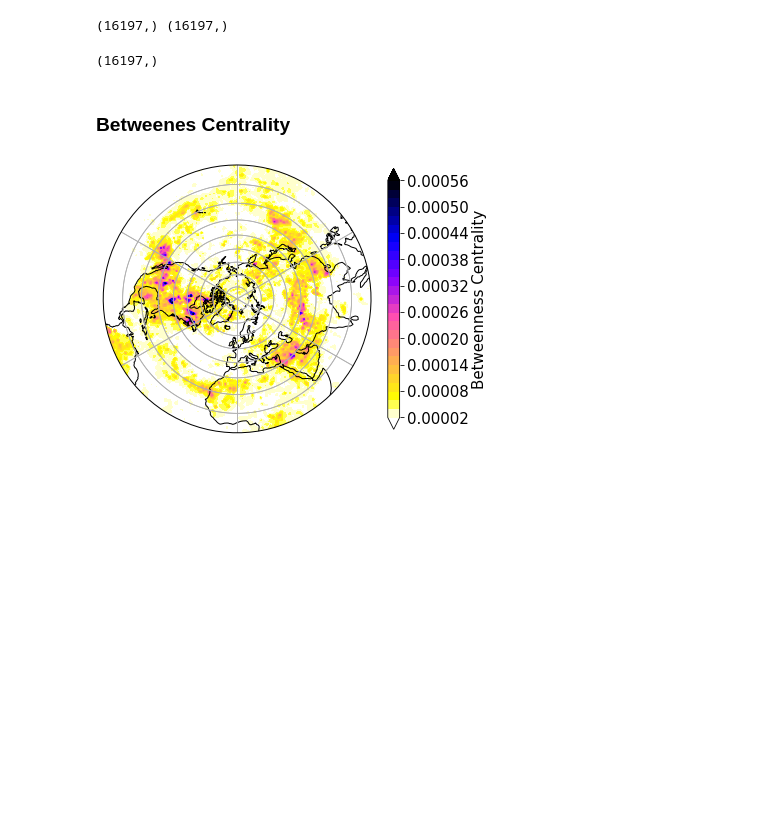
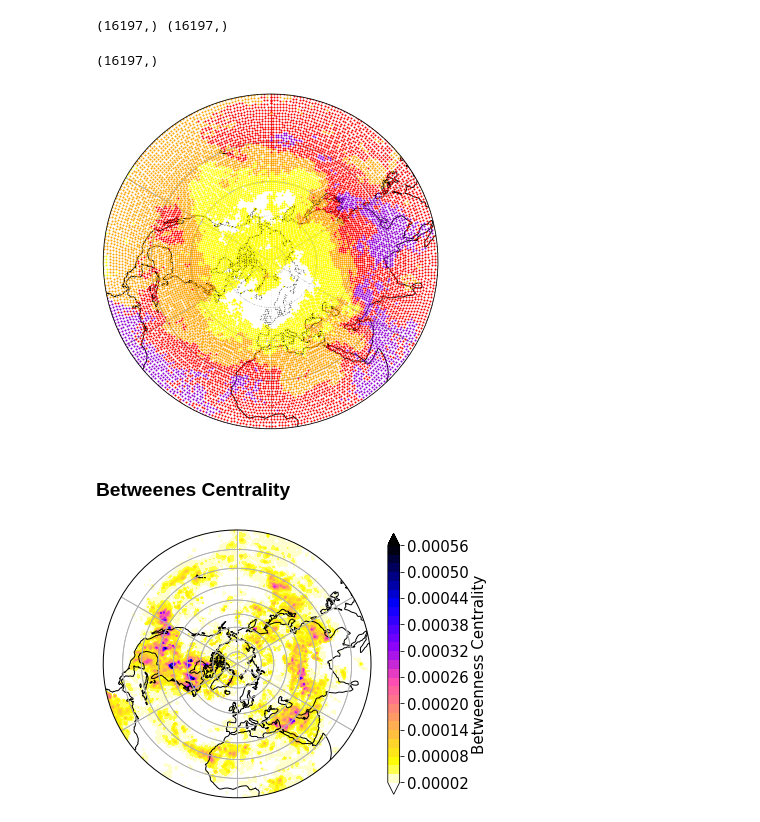
Before and after one commit to OzanSahin92/MtPlus, a Jupyter notebook: notebooks/Complex_Network_Analysis.ipynb, the cells around one changed output. Drawn from its saved outputs; the diff is of its cells as text; code cells hidden in the pictures; blank space fills up the shorter version.

Commit message:
minor work on complex network plotting

```diff
--- a/notebooks/Complex_Network_Analysis.ipynb
+++ b/notebooks/Complex_Network_Analysis.ipynb
@@ -96,0 +115,5 @@ compl_net.shape
+# %%
+lon_lat_list = []
+for i in range(lat.shape[0]):
+    lon_lat_list.append((lon[i], lat[i]))
+lon_lat = np.array(lon_lat_list)
@@ -123,44 +150,57 @@ in_and_out_degree = indegree + outdegree
 in_and_out_degree.shape
 # %% [output]
 (16197,)
+# %%
+max_degree = in_and_out_degree.max()
+# %%
+min_degree = in_and_out_degree.min()
+# %%
+splitter = int((max_degree - min_degree)/5)
 # %%
 #due to the default threshold being too large for this use case, the private _threshold attribute is divided by 100
 #smooths the connection plot
 hacked_proj = ccrs.NorthPolarStereo()
 hacked_proj._threshold /= 100.
-clevs = np.linspace(2000,14000, 25).tolist()#[2000, 4000, 6000, 8000, 10000, 12000, 14000]
 
 f = plt.figure(figsize=(6, 12))
 proj = hacked_proj
 
 # Compute a circle in axes coordinates, which we can use as a boundary
 # for the map. We can pan/zoom as much as we like - the boundary will be
 # permanently circular.
 theta = np.linspace(0, 2*np.pi, 100)
 center, radius = [0.5, 0.5], 0.5
 verts = np.vstack([np.sin(theta), np.cos(theta)]).T
 circle = mpath.Path(verts * radius + center)
 
 ax = plt.axes(projection=proj)
 ax.coastlines()
 ax.set_global()
 
 gl = ax.gridlines(draw_labels=False, xlocs=None, ylocs=None)  #to have smoother gridlines/latitude-lines
 gl.n_steps = 90
 
 #ax.set_title('In- and Outdegree', fontsize=16)
 ax.gridlines()
 ax.set_extent([-180, 180, 90, 1], ccrs.PlateCarree())
 ax.set_boundary(circle, transform=ax.transAxes)
 
-in_and_out_degree_map = ax.contourf(lons, lats, in_and_out_degree, cmap=plt.cm.gnuplot2_r, extend='both', levels=clevs, transform=ccrs.PlateCarree())
-
-cmap = plt.colorbar(in_and_out_degree_map, ax=ax, shrink=0.4)
-cmap.set_label('Degree',size=15)
-cmap.ax.tick_params(labelsize=15)
+for i in range(len(in_and_out_degree)):
+    if min_degree <= in_and_out_degree[i] < min_degree+splitter:
+        plt.plot(lon_lat[i][0], lon_lat[i][1], color='white', marker='.', markersize=2, transform=ccrs.Geodetic())
+    elif min_degree+splitter <= in_and_out_degree[i] < min_degree+2*splitter:
+        plt.plot(lon_lat[i][0], lon_lat[i][1], color='yellow', marker='.', markersize=2, transform=ccrs.Geodetic())
+    elif min_degree+2*splitter <= in_and_out_degree[i] < min_degree+3*splitter:
+        plt.plot(lon_lat[i][0], lon_lat[i][1], color='orange', marker='.', markersize=2, transform=ccrs.Geodetic())
+    elif min_degree+3*splitter <= in_and_out_degree[i] < min_degree+4*splitter:
+        plt.plot(lon_lat[i][0], lon_lat[i][1], color='red', marker='.', markersize=2, transform=ccrs.Geodetic())
+    elif min_degree+4*splitter <= in_and_out_degree[i] <= max_degree:
+        plt.plot(lon_lat[i][0], lon_lat[i][1], color='darkviolet', marker='.', markersize=2, transform=ccrs.Geodetic())
 
 plt.show()
 f.savefig(file_path + 'in_outdegree_taumax' + str(taumax) + '_' + perc + '_' + surr + '.png', bbox_inches='tight', dpi=f.dpi)
+# %% [output]
+[figure, added]
 # %% [markdown]
 ### Betweenes Centrality
 # %%
```
Also changed, not shown: parts of 6 cells of this notebook, 2 other files.
